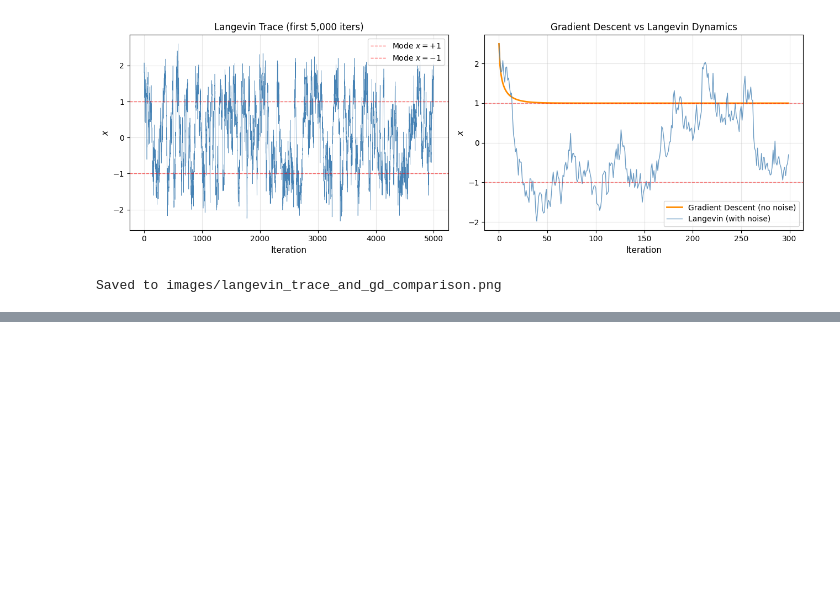
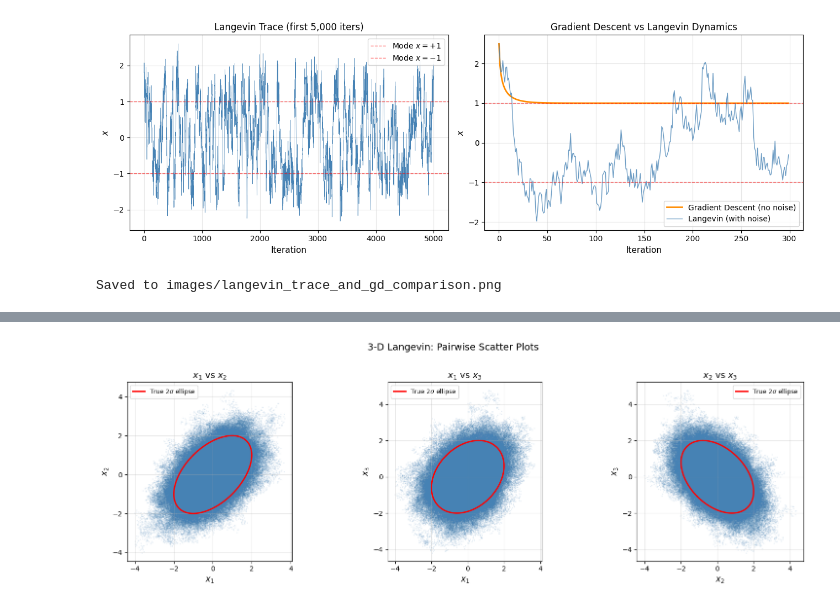
Before and after one commit to mkmishra2000/Sampling-from-a-distribution, a Jupyter notebook: Sampling.ipynb, the cells around one changed output, grey strips where cells are left out. Drawn from its saved outputs; the diff is of its cells as text; code cells hidden in the pictures; blank space fills up the shorter version.

```diff
--- a/Sampling.ipynb
+++ b/Sampling.ipynb
@@ -1017,0 +1137,80 @@ Saved to images/langevin_trace_and_gd_comparison.png
+# %%
+# ── 3-D Langevin Test: Trivariate Gaussian ──
+import numpy as np
+import matplotlib.pyplot as plt
+from disSamplePackage import sampler
+
+# Target: N(0, Sigma_3d)
+Sigma_3d = np.array([[1.0,  0.5,  0.3],
+                     [0.5,  1.0, -0.4],
+                     [0.3, -0.4,  1.0]])
+Lambda_3d = np.linalg.inv(Sigma_3d)
+
+def grad_energy_3d(x):
+    return Lambda_3d @ x
+
+sam = sampler()
+samples_3d = sam.LangevinSampling(
+    grad_energy=grad_energy_3d,
+    eta=0.005,
+    n_samples=500_000,
+    x_range=np.array([[-4, 4],
+                      [-4, 4],
+                      [-4, 4]])
+)
+
+burn_in = 5000
+s3 = samples_3d[burn_in:]
+
+# ── Method 1: Pairwise scatter plots ──
+labels = [r"$x_1$", r"$x_2$", r"$x_3$"]
+pairs = [(0, 1), (0, 2), (1, 2)]
+
+fig, axes = plt.subplots(1, 3, figsize=(16, 5))
+for ax, (i, j) in zip(axes, pairs):
+    ax.scatter(s3[:, i], s3[:, j], s=1, alpha=0.08, color='steelblue')
+    # True 2-sigma ellipse for the (i,j) marginal
+    Sigma_ij = Sigma_3d[np.ix_([i, j], [i, j])]
+    eigvals, eigvecs = np.linalg.eigh(Sigma_ij)
+    theta = np.linspace(0, 2*np.pi, 200)
+    ell = (eigvecs @ np.diag(np.sqrt(eigvals)) @ np.array([np.cos(theta), np.sin(theta)])) * 2
+    ax.plot(ell[0], ell[1], 'r-', lw=2, label=r'True $2\sigma$ ellipse')
+    ax.set_xlabel(labels[i], fontsize=12)
+    ax.set_ylabel(labels[j], fontsize=12)
+    ax.set_title(f"{labels[i]} vs {labels[j]}", fontsize=13)
+    ax.set_aspect('equal')
+    ax.legend(fontsize=9)
+    ax.grid(True, alpha=0.3)
+
+fig.suptitle("3-D Langevin: Pairwise Scatter Plots", fontsize=14, y=1.02)
+fig.tight_layout()
+plt.show()
+
+# ── Method 2: Marginal histograms ──
+fig, axes = plt.subplots(1, 3, figsize=(16, 4.5))
+z_grid = np.linspace(-4, 4, 300)
+for k in range(3):
+    std_k = np.sqrt(Sigma_3d[k, k])
+    true_pdf = (1/(np.sqrt(2*np.pi)*std_k)) * np.exp(-0.5*(z_grid/std_k)**2)
+    axes[k].hist(s3[:, k], bins=100, density=True, alpha=0.6,
+                 color=['steelblue','coral','mediumseagreen'][k], label='Samples')
+    axes[k].plot(z_grid, true_pdf, 'r', lw=2,
+                 label=rf'$\mathcal{{N}}(0, {Sigma_3d[k,k]:.1f})$')
+    axes[k].set_xlabel(labels[k], fontsize=12)
+    axes[k].set_title(f"Marginal of {labels[k]}", fontsize=13)
+    axes[k].legend(fontsize=10)
+    axes[k].grid(True, alpha=0.3)
+
+fig.suptitle("3-D Langevin: Marginal Histograms", fontsize=14, y=1.02)
+fig.tight_layout()
+plt.show()
+
+# ── Method 3: Compare sample covariance to true Sigma ──
+sample_cov = np.cov(s3.T)
+print("True covariance matrix:")
+print(Sigma_3d)
+print("\nSample covariance matrix:")
+print(np.round(sample_cov, 4))
+print(f"\nMax absolute error: {np.max(np.abs(sample_cov - Sigma_3d)):.4f}")
+# %% [output]
+[figure, added]
```
Also changed, not shown: parts of 5 cells of this notebook, 3 other files.
